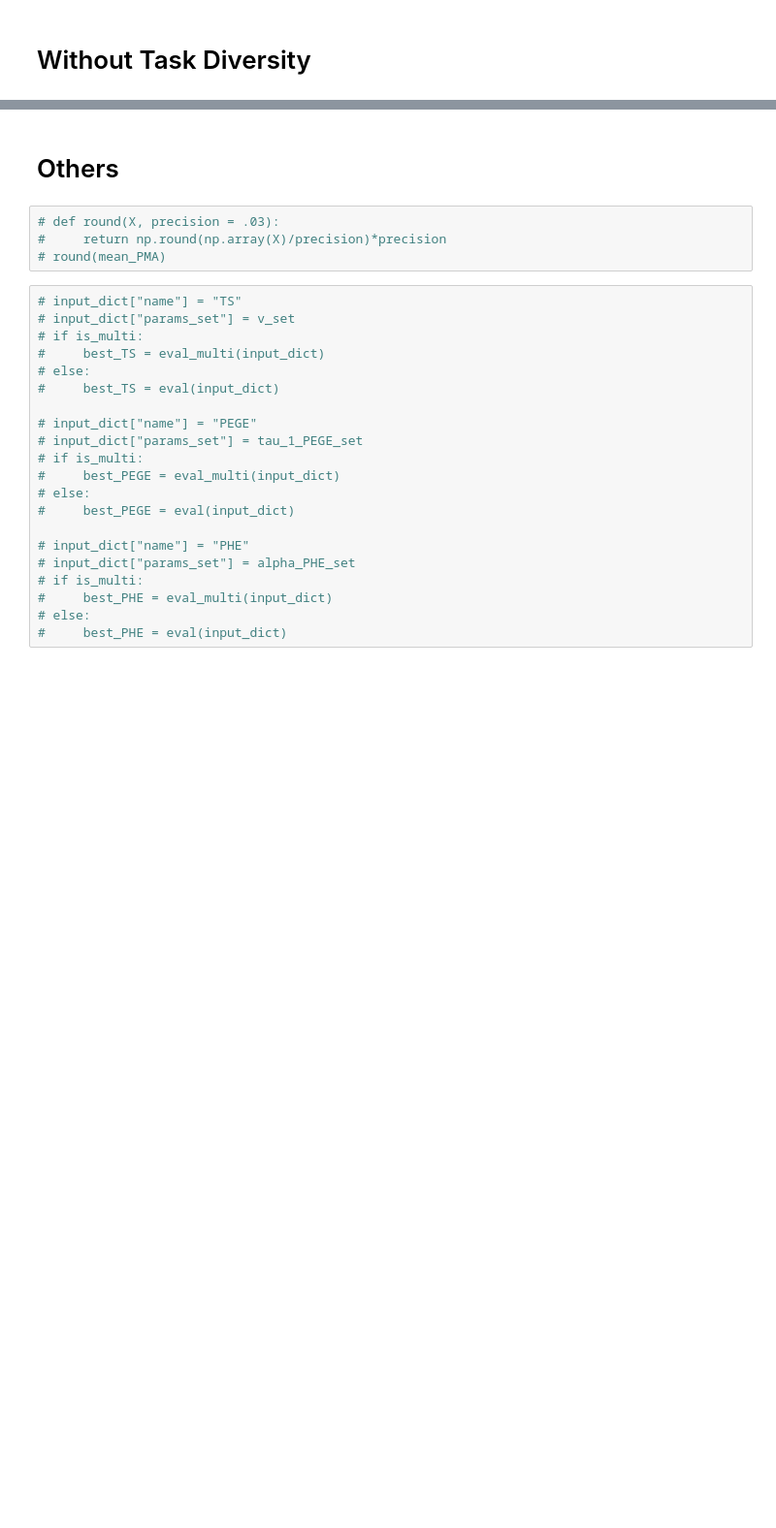
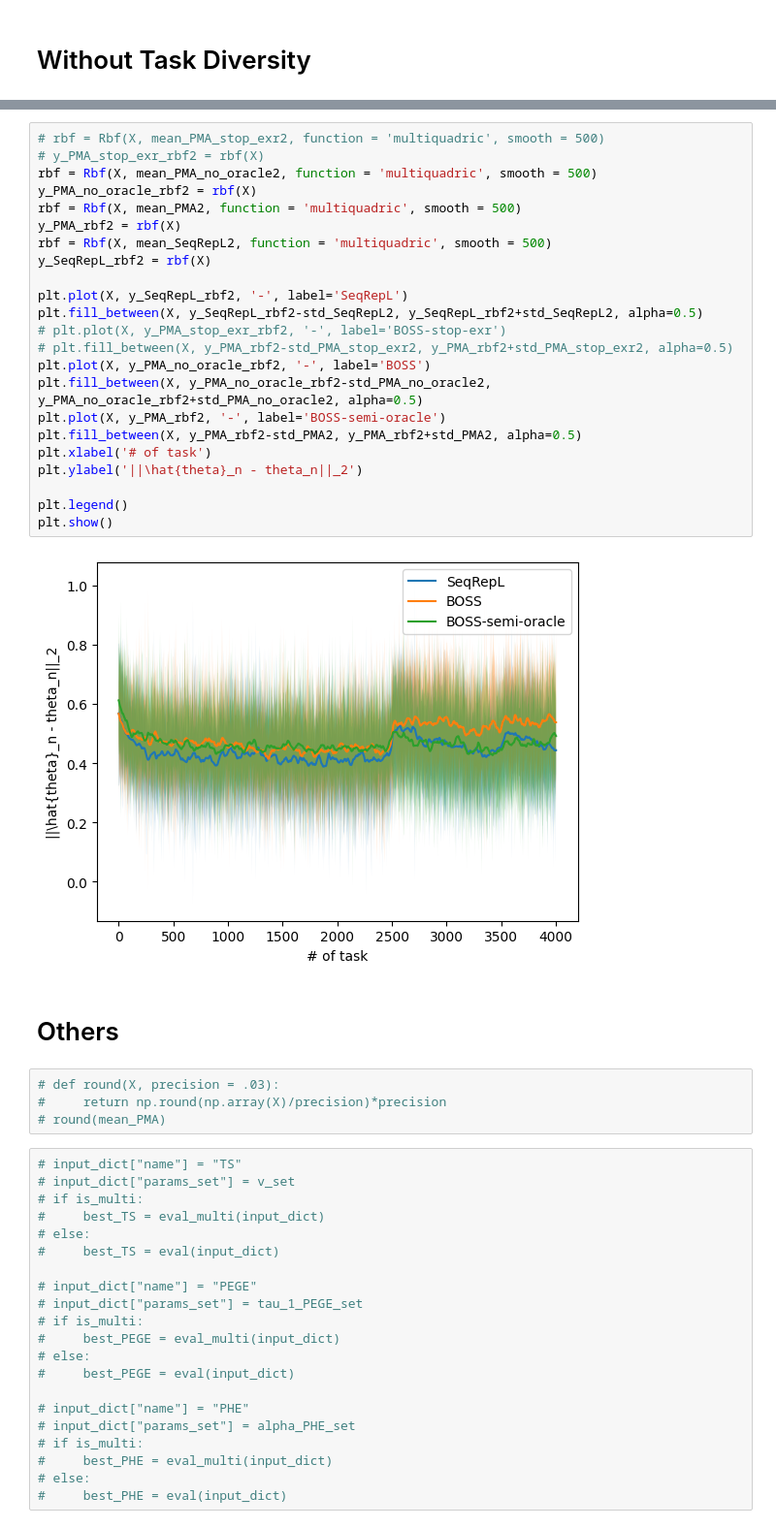
Before and after one commit to duongnhatthang/BOSS, a Jupyter notebook: exp.ipynb, the cells around one changed output, grey strips where cells are left out. Shown at 97% size. Saved outputs shown, nothing was run; the diff lists cells and outputs as text; blank space fills up the shorter version.

```diff
--- a/exp.ipynb
+++ b/exp.ipynb
@@ -409,3 +711,28 @@ plt.show()
+# %%
+# rbf = Rbf(X, mean_PMA_stop_exr2, function = 'multiquadric', smooth = 500)
+# y_PMA_stop_exr_rbf2 = rbf(X)
+rbf = Rbf(X, mean_PMA_no_oracle2, function = 'multiquadric', smooth = 500)
+y_PMA_no_oracle_rbf2 = rbf(X)
+rbf = Rbf(X, mean_PMA2, function = 'multiquadric', smooth = 500)
+y_PMA_rbf2 = rbf(X)
+rbf = Rbf(X, mean_SeqRepL2, function = 'multiquadric', smooth = 500)
+y_SeqRepL_rbf2 = rbf(X)
+
+plt.plot(X, y_SeqRepL_rbf2, '-', label='SeqRepL')
+plt.fill_between(X, y_SeqRepL_rbf2-std_SeqRepL2, y_SeqRepL_rbf2+std_SeqRepL2, alpha=0.5)
+# plt.plot(X, y_PMA_stop_exr_rbf2, '-', label='BOSS-stop-exr')
+# plt.fill_between(X, y_PMA_rbf2-std_PMA_stop_exr2, y_PMA_rbf2+std_PMA_stop_exr2, alpha=0.5)
+plt.plot(X, y_PMA_no_oracle_rbf2, '-', label='BOSS')
+plt.fill_between(X, y_PMA_no_oracle_rbf2-std_PMA_no_oracle2, y_PMA_no_oracle_rbf2+std_PMA_no_oracle2, alpha=0.5)
+plt.plot(X, y_PMA_rbf2, '-', label='BOSS-semi-oracle')
+plt.fill_between(X, y_PMA_rbf2-std_PMA2, y_PMA_rbf2+std_PMA2, alpha=0.5)
+plt.xlabel('# of task')
+plt.ylabel('||\hat{theta}_n - theta_n||_2')
+
+plt.legend()
+plt.show()
+# %% [output]
+[figure, added]
 # %% [markdown]
 # Others
 # %%
```
Also changed, not shown: parts of 24 cells of this notebook, 2 other files.
